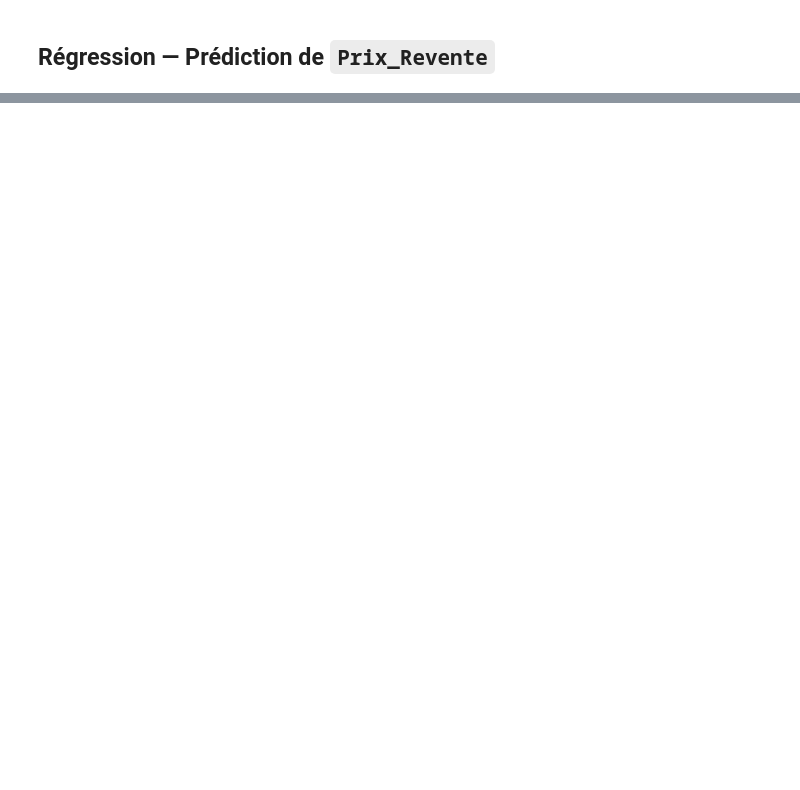
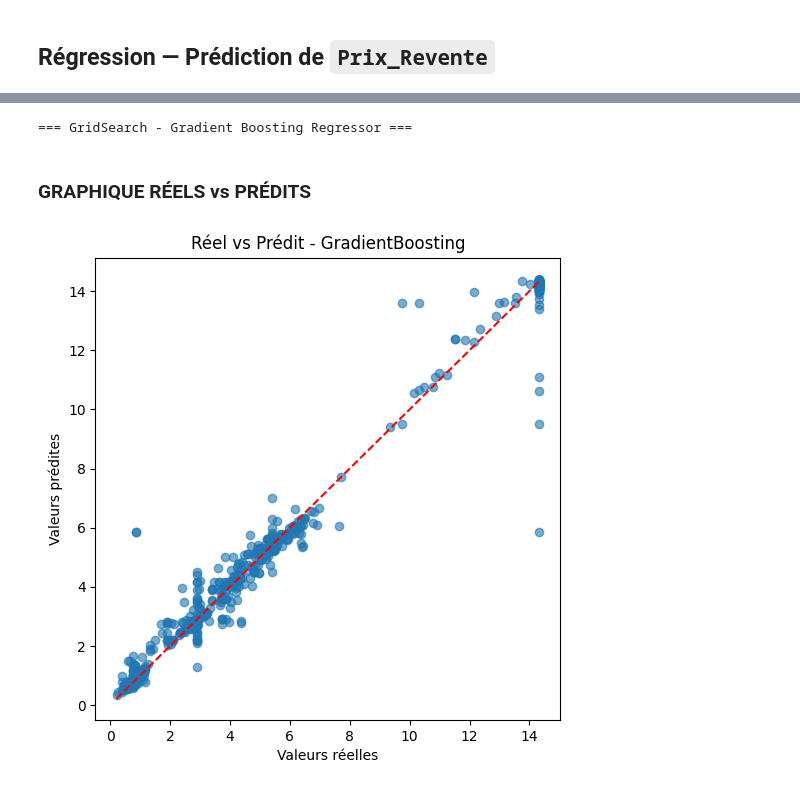
Before and after one commit to baccarifarah/eco-smart-classifier, a Jupyter notebook: src/modeling/regression.ipynb, the cells around one changed output, grey strips where cells are left out. Saved outputs shown, nothing was run; the diff lists cells and outputs as text; code cells hidden in the pictures; blank space fills up the shorter version.

```diff
--- a/src/modeling/regression.ipynb
+++ b/src/modeling/regression.ipynb
@@ -134,0 +66,5 @@ reg_results['SVR (RBF)'] = eval_reg('SVR (RBF)', SVR(kernel='rbf'), X_tr_scaled,
+# %%
+scaler = StandardScaler()
+X_train_scaled = scaler.fit_transform(X_train)
+X_val_scaled = scaler.transform(X_val)
+X_test_scaled = scaler.transform(X_test)
@@ -308,0 +172,74 @@ plt.show()
+# %%
+from sklearn.model_selection import GridSearchCV
+
+print("\n=== GridSearch - Gradient Boosting Regressor ===")
+
+
+param_grid_gbr = {
+    'n_estimators': [100, 150],
+    'learning_rate': [0.05, 0.1],
+    'max_depth': [3, 5],
+    'min_samples_split': [2, 5],
+    'min_samples_leaf': [1, 2]
+}
+
+grid_gbr = GridSearchCV(
+    GradientBoostingRegressor(random_state=42),
+    param_grid_gbr,
+    cv=3,
+    scoring='r2',
+    n_jobs=-1             # utilise tous les cores
+)
+
+# entraînement
+grid_gbr.fit(X_train_scaled, y_train)
+
+# meilleur modèle
+best_gbr = grid_gbr.best_estimator_
+
+print("Best params:", grid_gbr.best_params_)
+print("Best CV R2:", grid_gbr.best_score_)
+
+# prédiction
+y_pred_gbr_grid = best_gbr.predict(X_test_scaled)
+
+# métriques complètes
+mse = mean_squared_error(y_test, y_pred_gbr_grid)
+rmse = np.sqrt(mse)
+mae = mean_absolute_error(y_test, y_pred_gbr_grid)
+r2 = r2_score(y_test, y_pred_gbr_grid)
+
+print("\nGradient Boosting (GridSearch)")
+print("RMSE:", rmse)
+print("MAE :", mae)
+print("MSE :", mse)
+print("R2  :", r2)
+
+# ajout dans résultats
+reg_results['Gradient Boosting (GridSearch)'] = {
+    "RMSE": rmse,
+    "MAE": mae,
+    "MSE": mse,
+    "R2": r2,
+    "y_pred": y_pred_gbr_grid
+}
+# %% [output]
+=== GridSearch - Gradient Boosting Regressor ===
+# %% [markdown]
+### GRAPHIQUE RÉELS vs PRÉDITS
+# %%
+best_model_name = results_df.index[0]
+best_preds = reg_results[best_model_name]["y_pred"]
+
+plt.figure(figsize=(6,6))
+plt.scatter(y_test, best_preds, alpha=0.6)
+plt.plot([y_test.min(), y_test.max()],
+         [y_test.min(), y_test.max()],
+         'r--')
+
+plt.xlabel("Valeurs réelles")
+plt.ylabel("Valeurs prédites")
+plt.title(f"Réel vs Prédit - {best_model_name}")
+plt.show()
+# %% [output]
+[figure, added]
```
Also changed, not shown: parts of 28 cells of this notebook.
